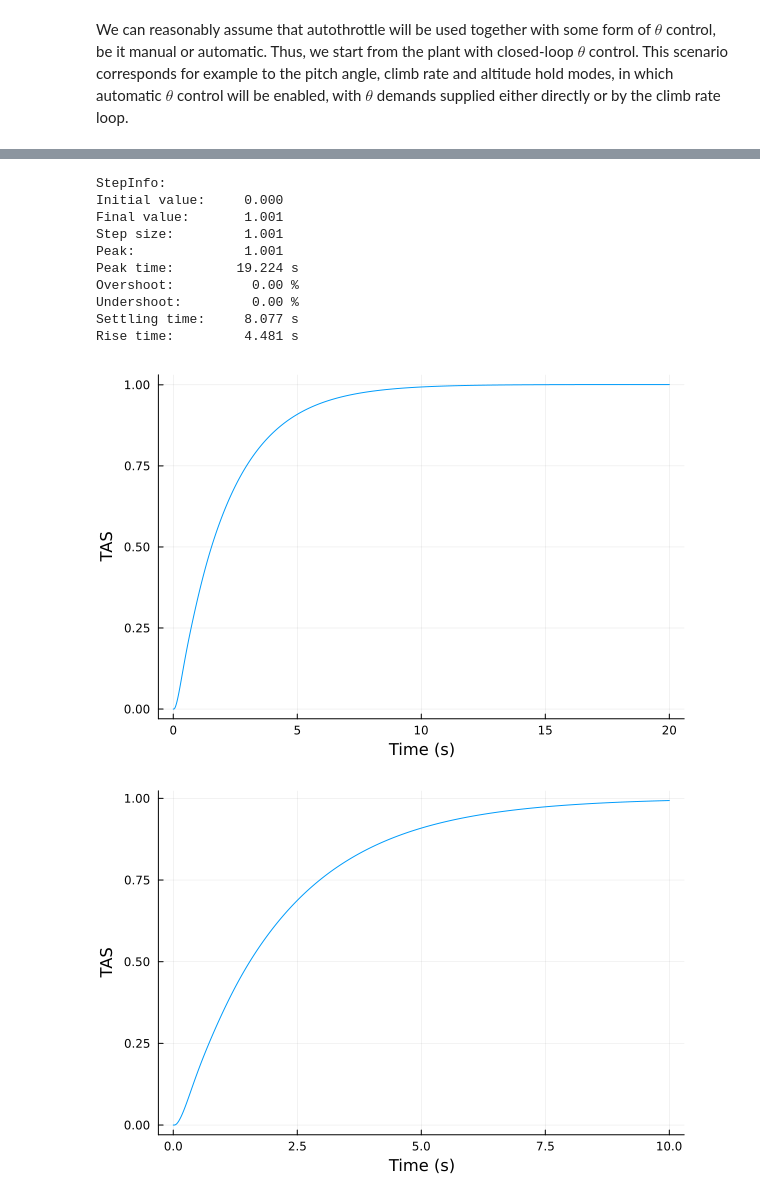
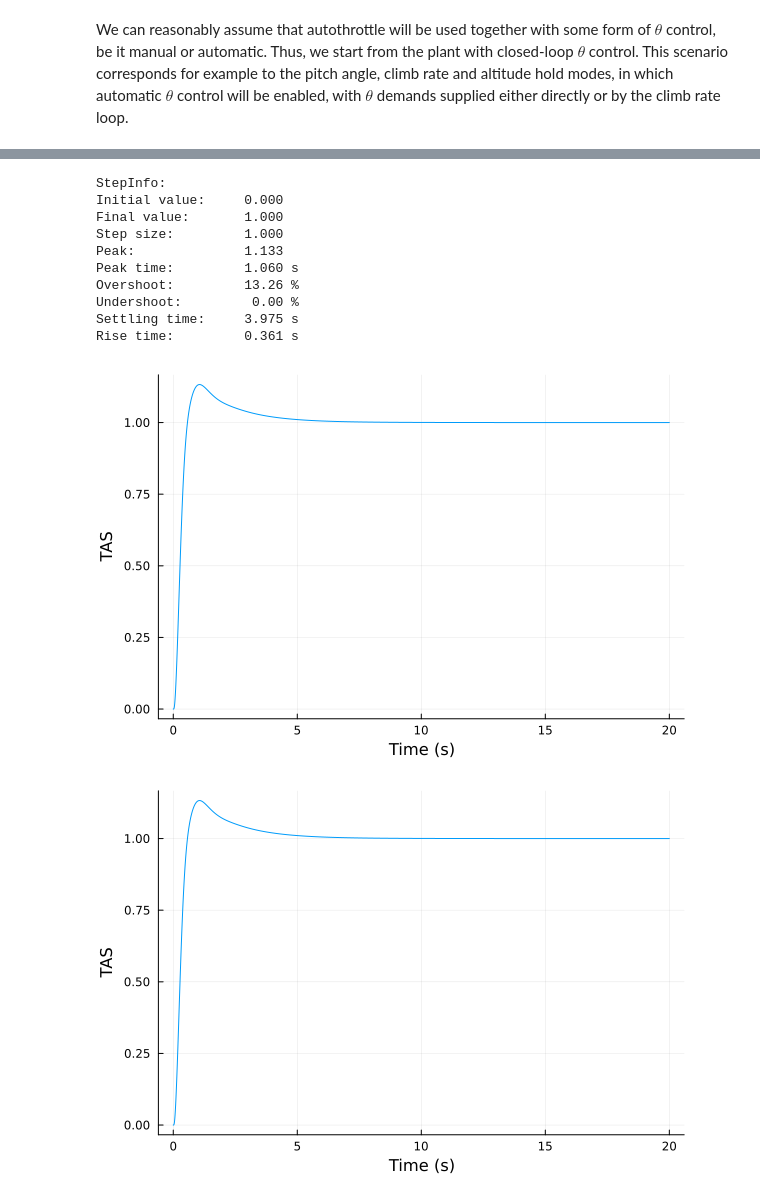
Before and after one commit to e271828e/Flight.jl, a Jupyter notebook: src/aircraft/c172/c172fbw/design/fbw_lon.ipynb, the cells around one changed output, grey strips where cells are left out. Drawn from its saved outputs; the diff is of its cells as text; code cells hidden in the pictures.

```diff
--- a/src/aircraft/c172/c172fbw/design/fbw_lon.ipynb
+++ b/src/aircraft/c172/c172fbw/design/fbw_lon.ipynb
@@ -370,7 +370,15 @@ poles(ε_t2v_cl) |> display
 # %%
-#we want a lazy response with a smidge of integrating action
-k_p_vt = 0.2
-k_i_vt = 0.01
+#we don't want the response to be too eager. and in theory we should only need a
+#smidge of integration to get rid of steady state error. however, in simulation
+#we find that the integrator needs some more punch to reject the effects of
+#altitude changes, etc
+
+# k_p_vt = 0.2
+# k_i_vt = 0.01
+# k_d_vt = 0.0
+# τ_d_vt = 0.04
+k_p_vt = 1.5
+k_i_vt = 0.8
 k_d_vt = 0.0
 τ_d_vt = 0.04
 
@@ -398,21 +406,21 @@ vtcmp_t2v_cl_step |> plot
 # %% [output]
 StepInfo:
 Initial value:     0.000
-Final value:       1.001
-Step size:         1.001
-Peak:              1.001
-Peak time:        19.224 s
-Overshoot:          0.00 %
+Final value:       1.000
+Step size:         1.000
+Peak:              1.133
+Peak time:         1.060 s
+Overshoot:         13.26 %
 Undershoot:         0.00 %
-Settling time:     8.077 s
-Rise time:         4.481 s
+Settling time:     3.975 s
+Rise time:         0.361 s
-[figure, old version]
+[figure, new version]
 # %%
 TASsum = sumblock("TAS_err = TAS_dmd - TAS")
 vt_θ_MIMO = connect([TASsum, vtcmp, thr_θ_MIMO], [:TAS_err=>:TAS_err, :TAS=>:TAS, :throttle_cmd=>:throttle_cmd], w1 = [:TAS_dmd, :θ_dmd], z1 = y_lon_labels)
 
 #check we get the same response as with the SISO closed loop
 TASdmd2TAS = vt_θ_MIMO[:TAS, :TAS_dmd]
-step(TASdmd2TAS, 10) |> plot
+step(TASdmd2TAS, 20) |> plot
 # %% [output]
-[figure, old version]
+[figure, new version]
```
Also changed, not shown: parts of 13 cells of this notebook, 6 other files.
